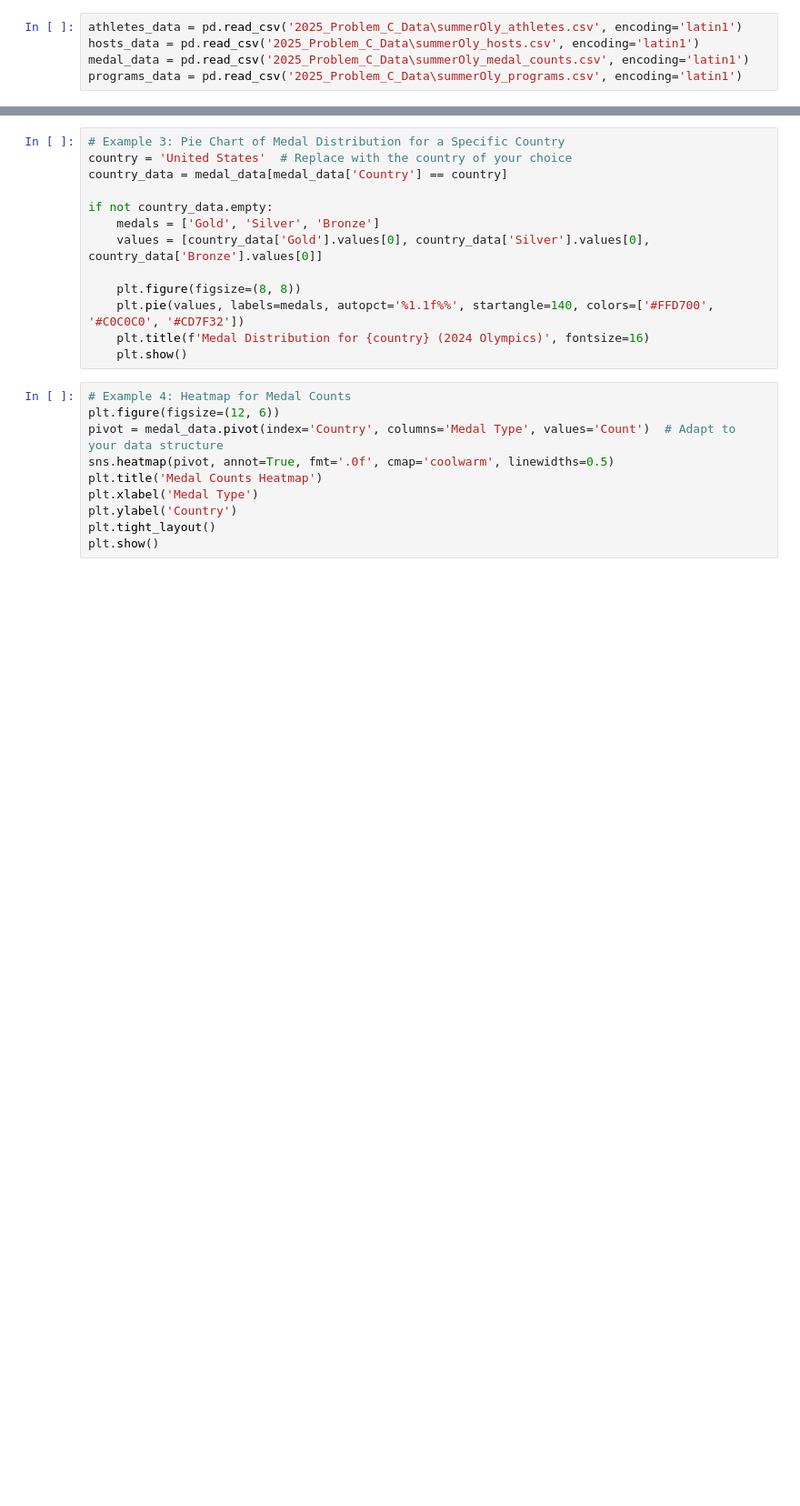
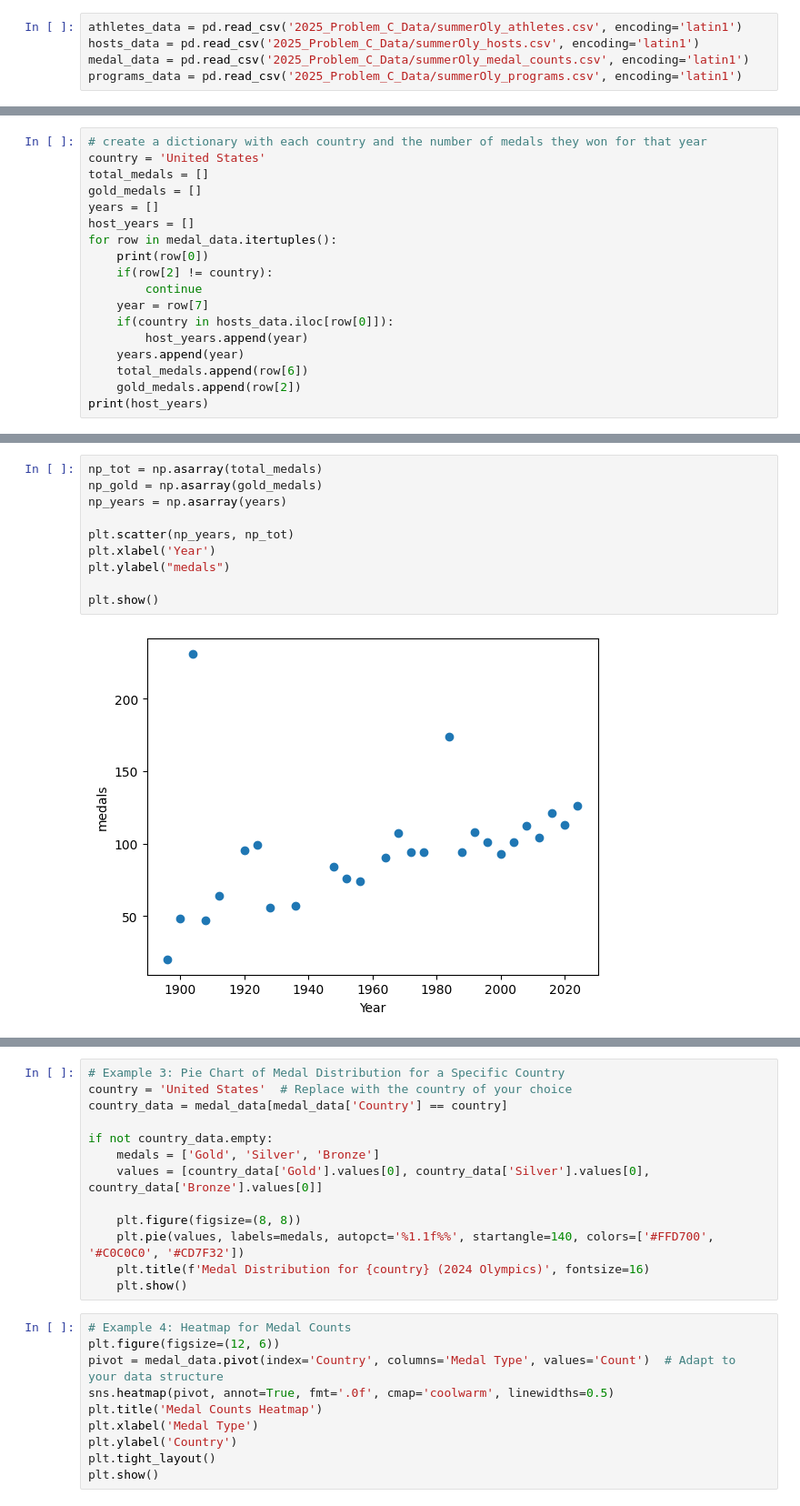
Before and after one commit to rmkv95014/MCM, a Jupyter notebook: Problem_C/data_processing.ipynb, the cells around one changed output, grey strips where cells are left out. Shown: that part at 91% size. Cells and saved outputs as stored; diff of their text form; blank space fills up the shorter version.

Commit message:
host functionality

```diff
--- a/Problem_C/data_processing.ipynb
+++ b/Problem_C/data_processing.ipynb
@@ -5,5 +8,5 @@ import seaborn as sns
 # %%
-athletes_data = pd.read_csv('2025_Problem_C_Data\summerOly_athletes.csv', encoding='latin1')
-hosts_data = pd.read_csv('2025_Problem_C_Data\summerOly_hosts.csv', encoding='latin1')
-medal_data = pd.read_csv('2025_Problem_C_Data\summerOly_medal_counts.csv', encoding='latin1')
-programs_data = pd.read_csv('2025_Problem_C_Data\summerOly_programs.csv', encoding='latin1')
+athletes_data = pd.read_csv('2025_Problem_C_Data/summerOly_athletes.csv', encoding='latin1')
+hosts_data = pd.read_csv('2025_Problem_C_Data/summerOly_hosts.csv', encoding='latin1')
+medal_data = pd.read_csv('2025_Problem_C_Data/summerOly_medal_counts.csv', encoding='latin1')
+programs_data = pd.read_csv('2025_Problem_C_Data/summerOly_programs.csv', encoding='latin1')
@@ -9,0 +28,18 @@ programs_data = pd.read_csv('2025_Problem_C_Data\summerOly_programs.csv', encodi
+# %%
+# create a dictionary with each country and the number of medals they won for that year
+country = 'United States'
+total_medals = []
+gold_medals = []
+years = []
+host_years = []
+for row in medal_data.itertuples():
+    print(row[0])
+    if(row[2] != country):
+        continue
+    year = row[7]
+    if(country in hosts_data.iloc[row[0]]):
+        host_years.append(year)
+    years.append(year)
+    total_medals.append(row[6])
+    gold_medals.append(row[2])
+print(host_years)
@@ -9,0 +65,12 @@ programs_data = pd.read_csv('2025_Problem_C_Data\summerOly_programs.csv', encodi
+# %%
+np_tot = np.asarray(total_medals)
+np_gold = np.asarray(gold_medals)
+np_years = np.asarray(years)
+
+plt.scatter(np_years, np_tot)
+plt.xlabel('Year')
+plt.ylabel("medals")
+
+plt.show()
+# %% [output]
+[figure, added]
```
Also changed, not shown: parts of 8 cells of this notebook, 1 other file.
